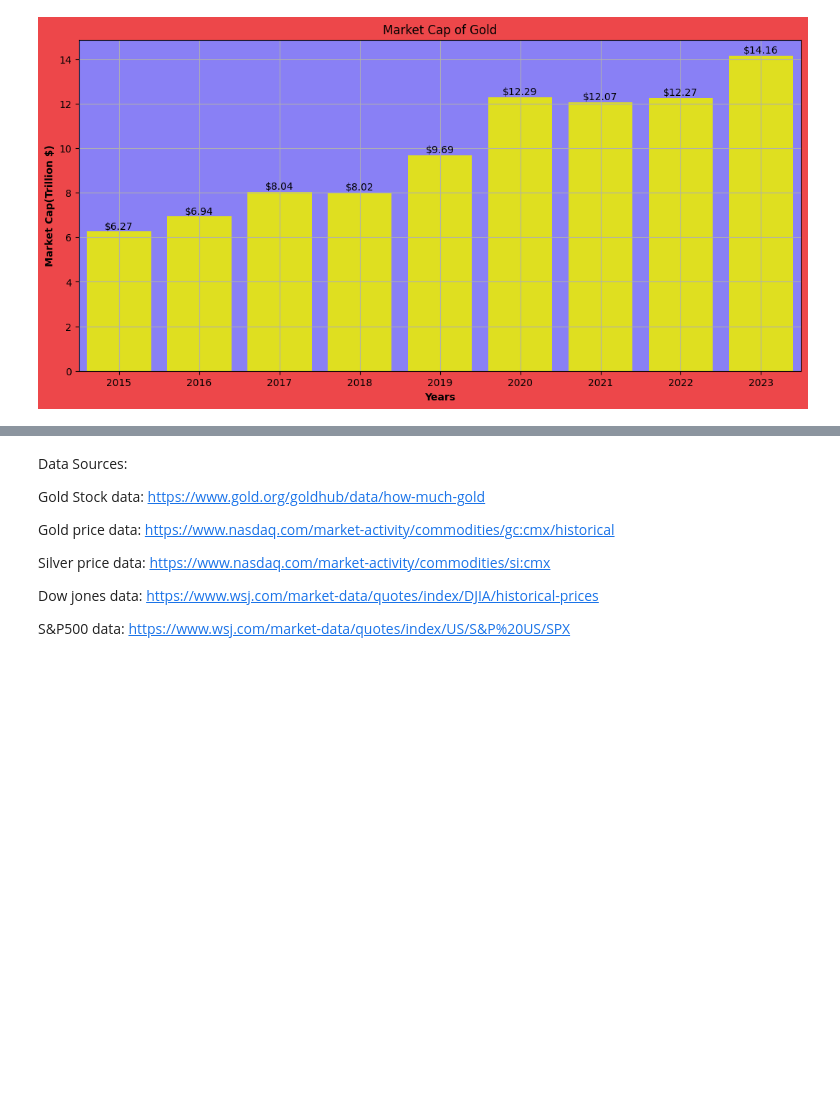
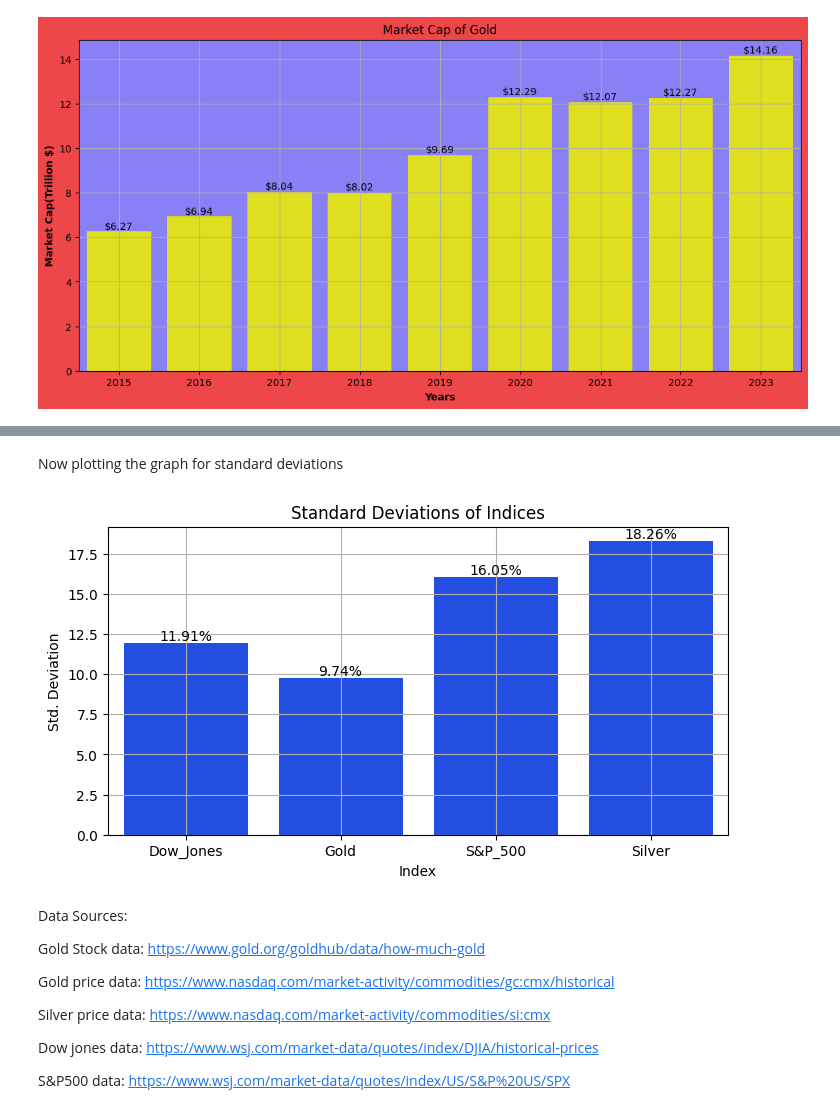
Before and after one commit to akash0214/Gold_Analysis, a Jupyter notebook: gold_eda.ipynb, the cells around one changed output, grey strips where cells are left out. Cells and saved outputs as stored; diff of their text form; code cells hidden in the pictures; blank space fills up the shorter version.

Commit message:
Plotted the standard deviations

```diff
--- a/gold_eda.ipynb
+++ b/gold_eda.ipynb
@@ -228,0 +231,7 @@ plt.show()
+# %%
+# Changing the name as Index is also index level and column label
+combined_df = combined_df.rename(columns={'Index': 'Indices'})
+# Identifying the first row of each index type by cummulative count and then removing/filtering them out
+combined_df['isFirst'] = combined_df.groupby('Indices').cumcount() == 0
+combined_df = combined_df[~combined_df['isFirst']].drop(columns='isFirst')
+combined_df.head()
@@ -228,0 +245,4 @@ plt.show()
+# %%
+# Calculating the Standard Deviations
+std_dev = combined_df.groupby('Indices')['Percent Change'].std().reset_index()
+std_dev.head()
@@ -229,3 +255,18 @@ plt.show()
+# %% [markdown]
+Now plotting the graph for standard deviations
+# %%
+plt.figure(figsize=(8,4))
+sns.set_palette('bright')
+barplot = sns.barplot(data=std_dev, x='Indices', y='Percent Change')
+for container in barplot.containers:
+    barplot.bar_label(container, fmt='%0.2f%%')
+plt.title('Standard Deviations of Indices')
+plt.xlabel('Index')
+plt.ylabel('Std. Deviation')
+plt.grid(True)
+plt.show()
+# %% [output]
+[figure, added]
 # %% [markdown]
 Data Sources:
 
```
Also changed, not shown: parts of 3 cells of this notebook.
